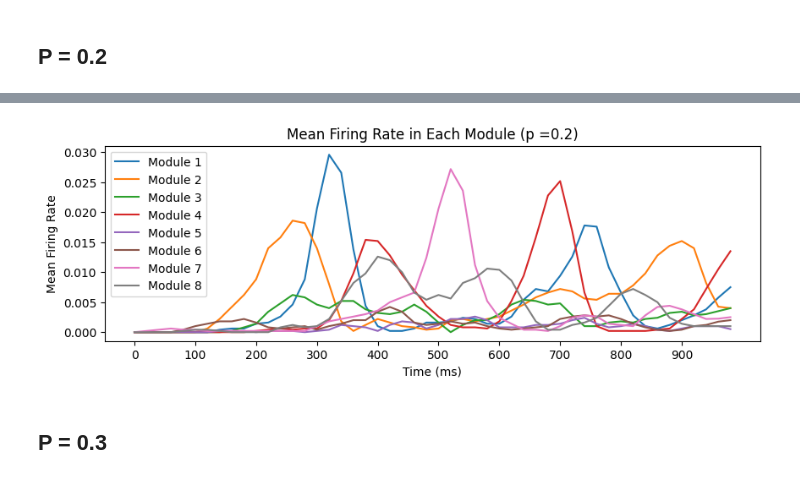
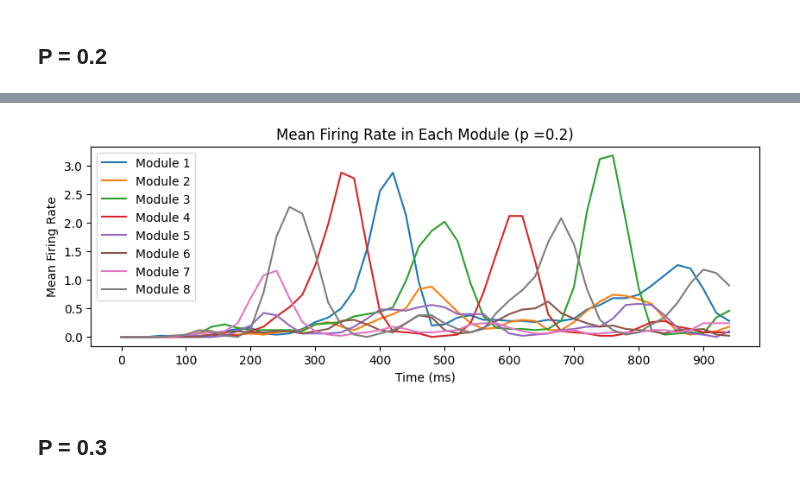
Before and after one commit to ZyWang7/Neurondynamics, a Jupyter notebook: CW.ipynb, the cells around one changed output, grey strips where cells are left out. Cells and saved outputs as stored; diff of their text form; code cells hidden in the pictures.

```diff
--- a/CW.ipynb
+++ b/CW.ipynb
@@ -55,7 +55,7 @@ myNet2.plot_raster(1000)
 # %%
-myNet2.plot_mean_fire_rate(50, 20, 50)
+myNet2.plot_mean_fire_rate(50, 20)
 # %% [output]
-[figure, old version]
+[figure, new version]
 # %% [markdown]
 ## P = 0.3
 # %%
```
Also changed, not shown: parts of 17 cells of this notebook, 1 other file.
